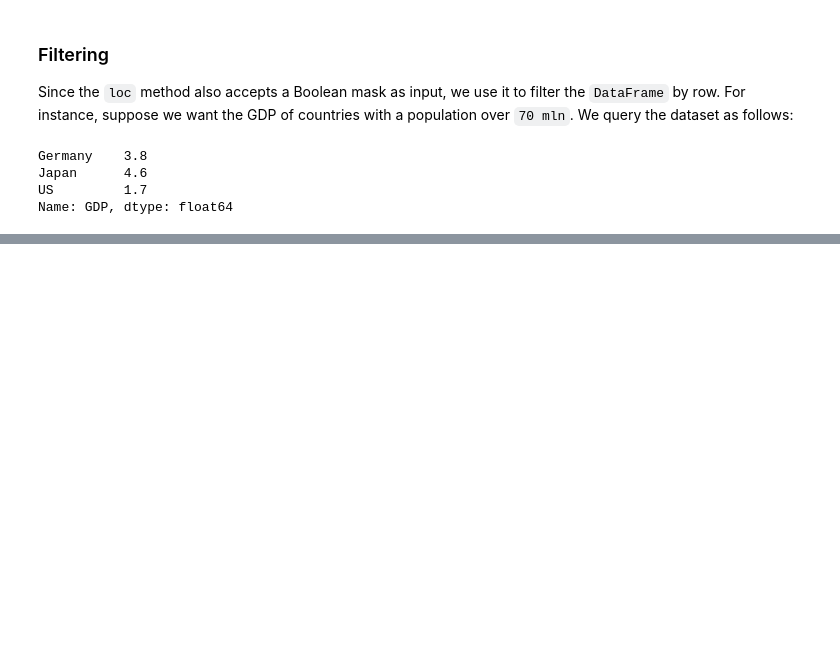
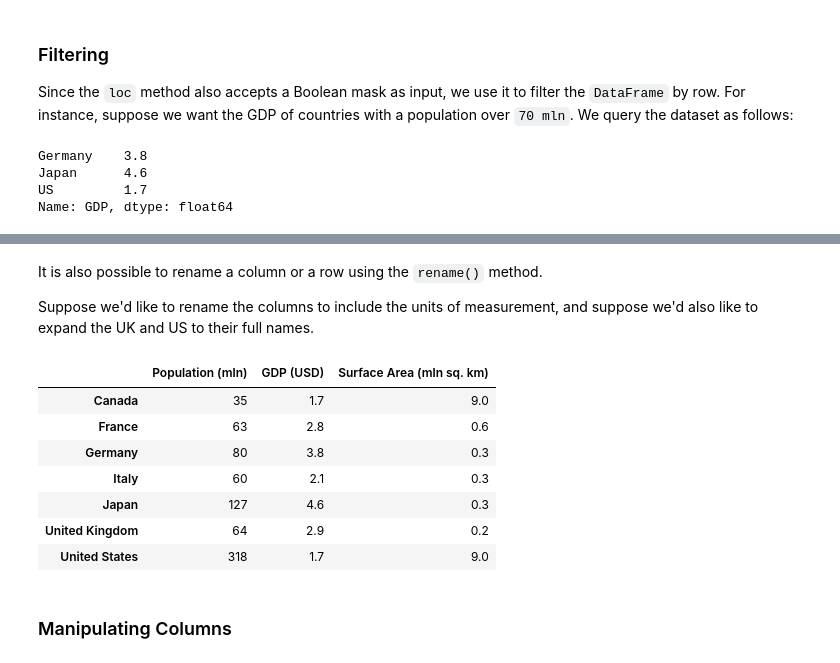
Before and after one commit to v-poghosyan/blog, a Jupyter notebook: _notebooks/2021-12-28-Python-for-ML-Pandas.ipynb, the cells around one changed output, grey strips where cells are left out. Saved outputs shown, nothing was run; the diff lists cells and outputs as text; code cells hidden in the pictures; blank space fills up the shorter version.

```diff
--- a/_notebooks/2021-12-28-Python-for-ML-Pandas.ipynb
+++ b/_notebooks/2021-12-28-Python-for-ML-Pandas.ipynb
@@ -313,0 +382,3 @@ As additional exercise, suppose we are only interested in the population of coun
+# %%
+g7_df.drop(columns = 'Languages', inplace = True)
+g7_df
@@ -313,0 +405,27 @@ As additional exercise, suppose we are only interested in the population of coun
+# %% [markdown]
+It is also possible to rename a column or a row using the `rename()` method.
+
+Suppose we'd like to rename the columns to include the units of measurement, and suppose we'd also like to expand the UK and US to their full names.
+# %%
+g7_df.rename(
+    columns = {
+        'Population' : 'Population (mln)',
+        'GDP' : 'GDP (USD)',
+        'Surface Area' : 'Surface Area (mln sq. km)'
+    },
+    index = {
+        'UK' : 'United Kingdom',
+        'US' : 'United States'
+    }
+)
+# %% [output]
+|  | Population (mln) | GDP (USD) | Surface Area (mln sq. km) |
+| Canada | 35 | 1.7 | 9.0 |
+| France | 63 | 2.8 | 0.6 |
+| Germany | 80 | 3.8 | 0.3 |
+| Italy | 60 | 2.1 | 0.3 |
+| Japan | 127 | 4.6 | 0.3 |
+| United Kingdom | 64 | 2.9 | 0.2 |
+| United States | 318 | 1.7 | 9.0 |
+# %% [markdown]
+### Manipulating Columns
```
Also changed, not shown: parts of 15 cells of this notebook.
